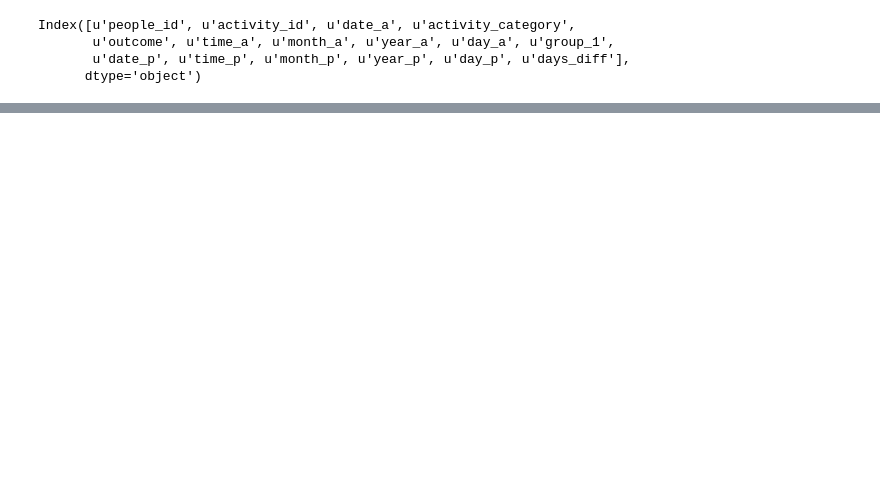
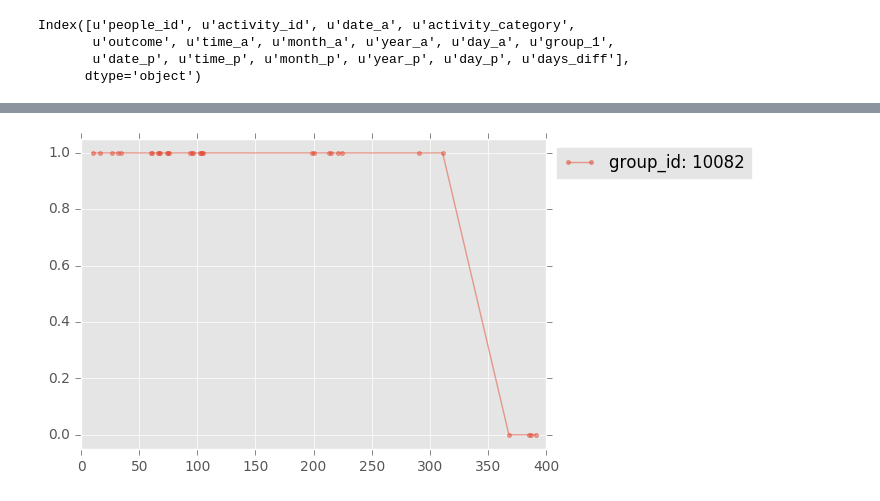
Before and after one commit to livenb/kaggle_Red_Hat, a Jupyter notebook: Notes/DataAnalysis.ipynb, the cells around one changed output, grey strips where cells are left out. Cells and saved outputs as stored; diff of their text form; code cells hidden in the pictures; blank space fills up the shorter version.

```diff
--- a/Notes/DataAnalysis.ipynb
+++ b/Notes/DataAnalysis.ipynb
@@ -130,0 +93,18 @@ NameError: name 'expected' is not defined
+# %%
+def get_ratio(df, time_label):
+    df1 = df.groupby(time_label)['activity_id'].count().reset_index()
+    df1 = df1.merge(df.groupby(time_label)['outcome'].sum().reset_index(), on=time_label)
+    df1['ratio'] = df1['outcome']*1.0 / df1['activity_id']
+    time = df1[time_label]
+    ratio = df1['ratio']
+    return time, ratio
+
+def check_group(df, gpid):
+    df_gp = df[df['group_1'] == gpid]
+    time, ratio = get_ratio(df_gp, 'time_a')
+    plt.plot(time, ratio, '.-', alpha= 0.5, label='group_id: %d'%gpid)
+    plt.ylim(-0.05, 1.05)
+    plt.legend(bbox_to_anchor=(1.46, 1), loc='upper right', ncol=1)
+check_group(data, 10082)
+# %% [output]
+[figure, added]
```
Also changed, not shown: parts of 13 cells of this notebook, 3 other files.
